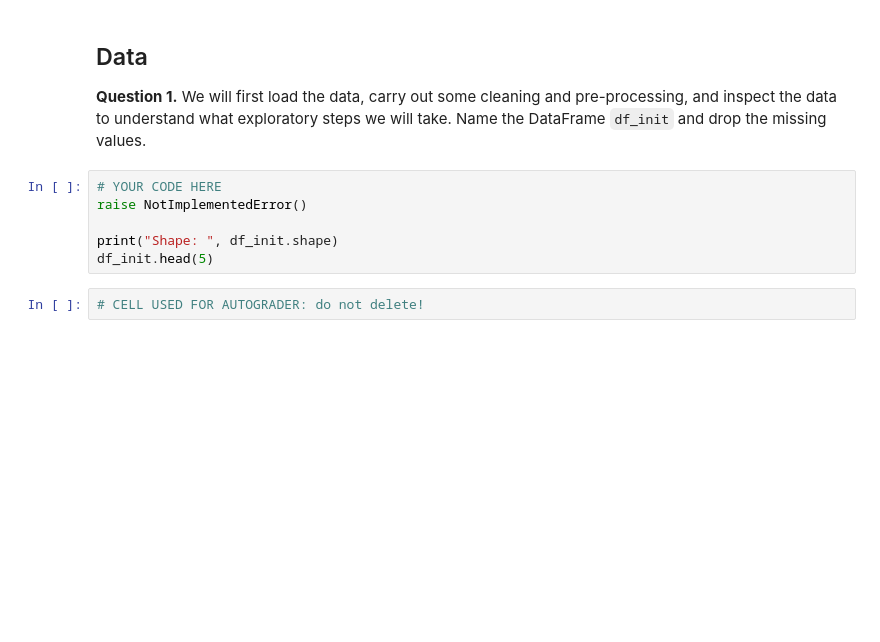
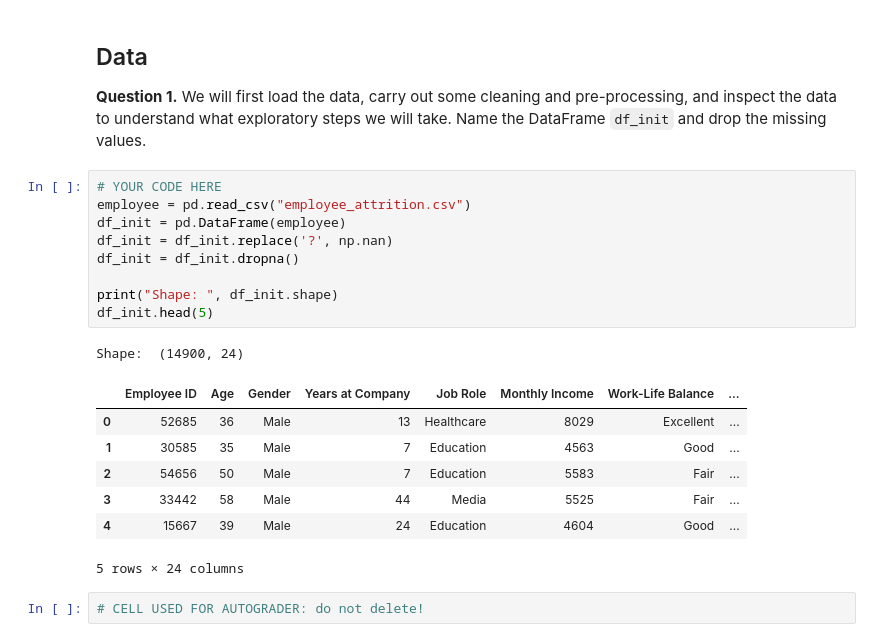
Before and after one commit to moffat11/Ethics-In-Data-Science-Labs, a Jupyter notebook: Assignments/A1_adult.ipynb, the cells around one changed output. Saved outputs shown, nothing was run; the diff lists cells and outputs as text; blank space fills up the shorter version.

```diff
--- a/Assignments/A1_adult.ipynb
+++ b/Assignments/A1_adult.ipynb
@@ -51,10 +51,22 @@ rngstate = np.random.RandomState(rng_seed)
 **Question 1.** We will first load the data, carry out some cleaning and pre-processing, and inspect the data to understand what exploratory steps we will take. Name the DataFrame `df_init` and drop the missing values.
 # %%
 # YOUR CODE HERE
-raise NotImplementedError()
+employee = pd.read_csv("employee_attrition.csv")
+df_init = pd.DataFrame(employee)
+df_init = df_init.replace('?', np.nan)
+df_init = df_init.dropna()
 
 print("Shape: ", df_init.shape)
 df_init.head(5)
+# %% [output]
+Shape:  (14900, 24)
+|  | Employee ID | Age | Gender | Years at Company | Job Role | Monthly Income | Work-Life Balance | ... |
+| 0 | 52685 | 36 | Male | 13 | Healthcare | 8029 | Excellent | ... |
+| 1 | 30585 | 35 | Male | 7 | Education | 4563 | Good | ... |
+| 2 | 54656 | 50 | Male | 7 | Education | 5583 | Fair | ... |
+| 3 | 33442 | 58 | Male | 44 | Media | 5525 | Fair | ... |
+| 4 | 15667 | 39 | Male | 24 | Education | 4604 | Good | ... |
+5 rows × 24 columns
 # %%
 # CELL USED FOR AUTOGRADER: do not delete!
 # %% [markdown]
```
Also changed, not shown: parts of 5 cells of this notebook.
